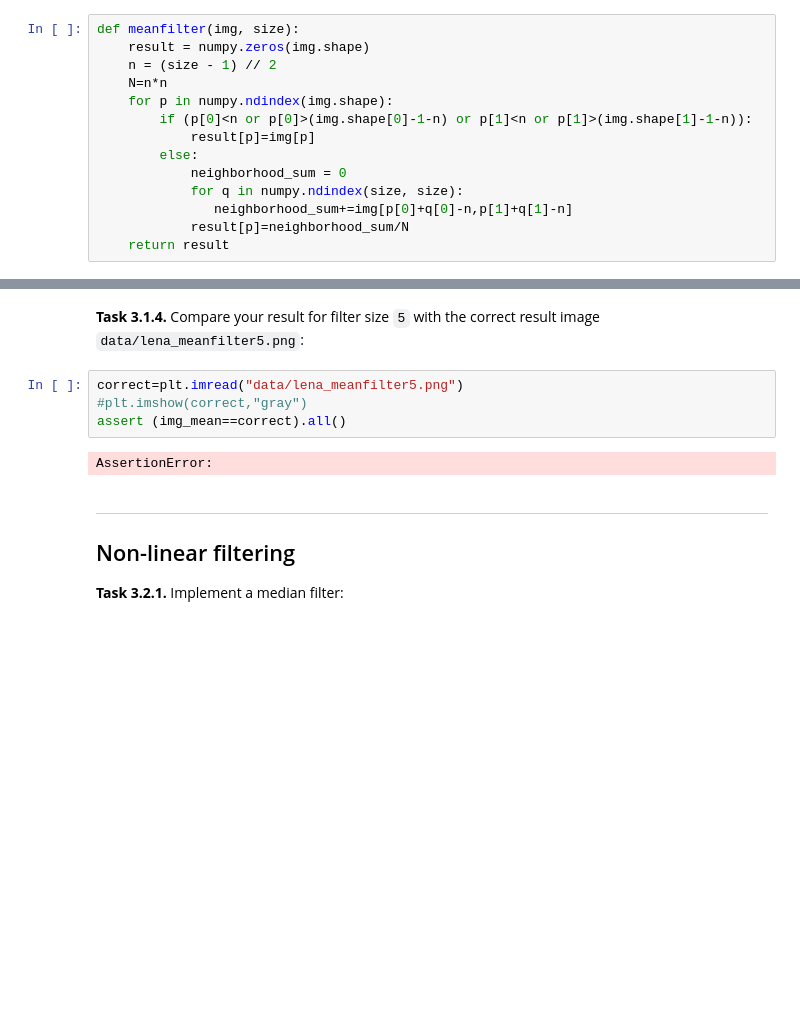
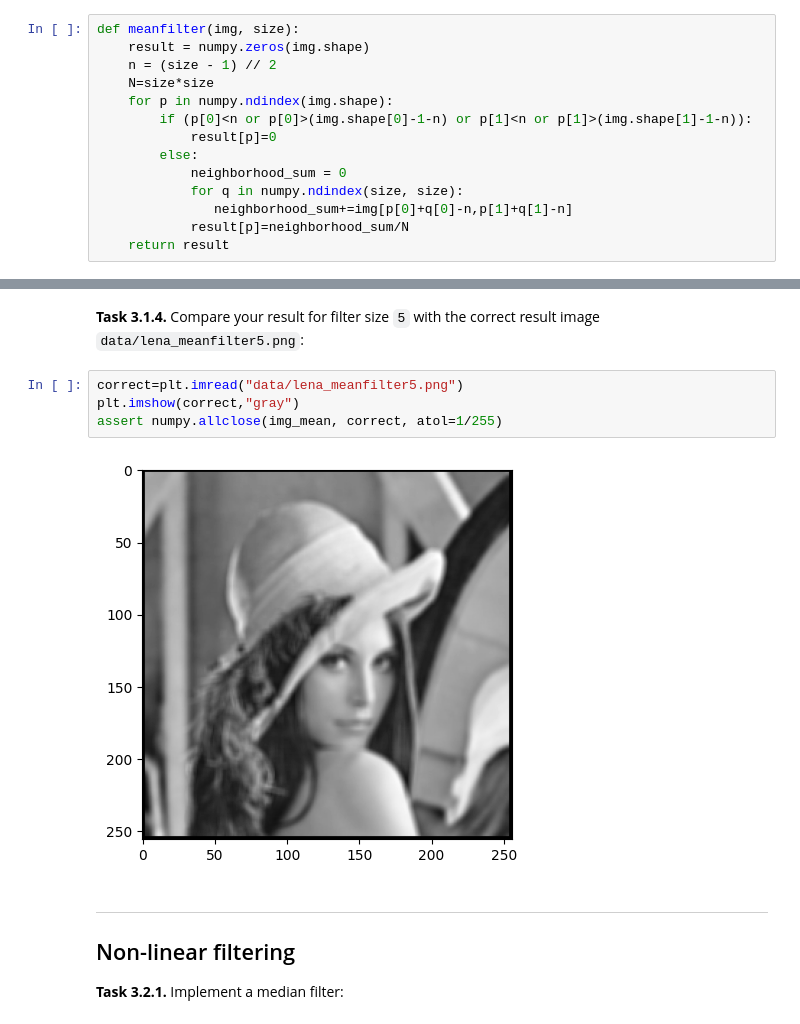
Before and after one commit to svenleukert/mobi-fs3-python, a Jupyter notebook: task3.ipynb, the cells around one changed output, grey strips where cells are left out. Drawn from its saved outputs; the diff is of its cells as text; blank space fills up the shorter version.

```diff
--- a/task3.ipynb
+++ b/task3.ipynb
@@ -21,10 +21,10 @@ plt.imshow(img,"gray")
 def meanfilter(img, size):
     result = numpy.zeros(img.shape)
     n = (size - 1) // 2
-    N=n*n
+    N=size*size
     for p in numpy.ndindex(img.shape):
         if (p[0]<n or p[0]>(img.shape[0]-1-n) or p[1]<n or p[1]>(img.shape[1]-1-n)):
-            result[p]=img[p]
+            result[p]=0
         else:
             neighborhood_sum = 0
             for q in numpy.ndindex(size, size):
@@ -51,10 +43,10 @@ plt.imshow(img_mean,"gray")
 **<a id="#">Task 3.1.4.</a>** Compare your result for filter size `5` with the correct result image `data/lena_meanfilter5.png`:
 # %%
 correct=plt.imread("data/lena_meanfilter5.png")
-#plt.imshow(correct,"gray")
-assert (img_mean==correct).all()
+plt.imshow(correct,"gray")
+assert numpy.allclose(img_mean, correct, atol=1/255)
 # %% [output]
-AssertionError:
+[figure, added]
 # %% [markdown]
 ---
 
```
Also changed, not shown: parts of 2 cells of this notebook.
